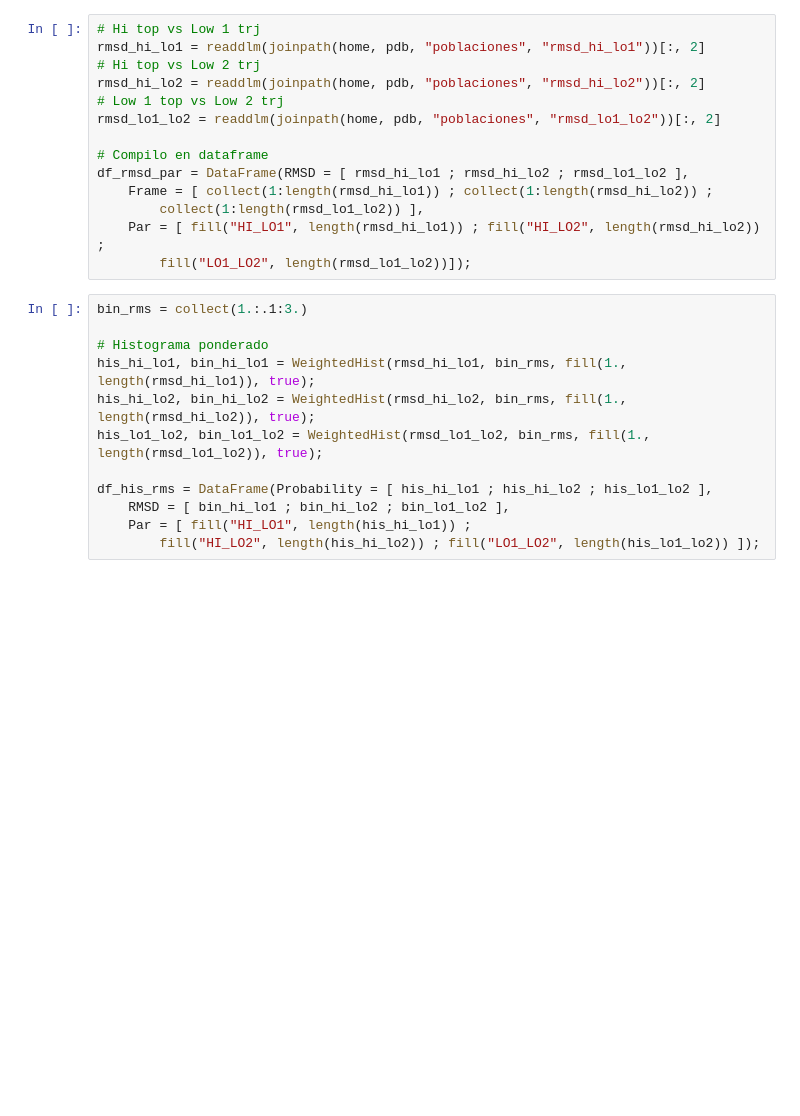
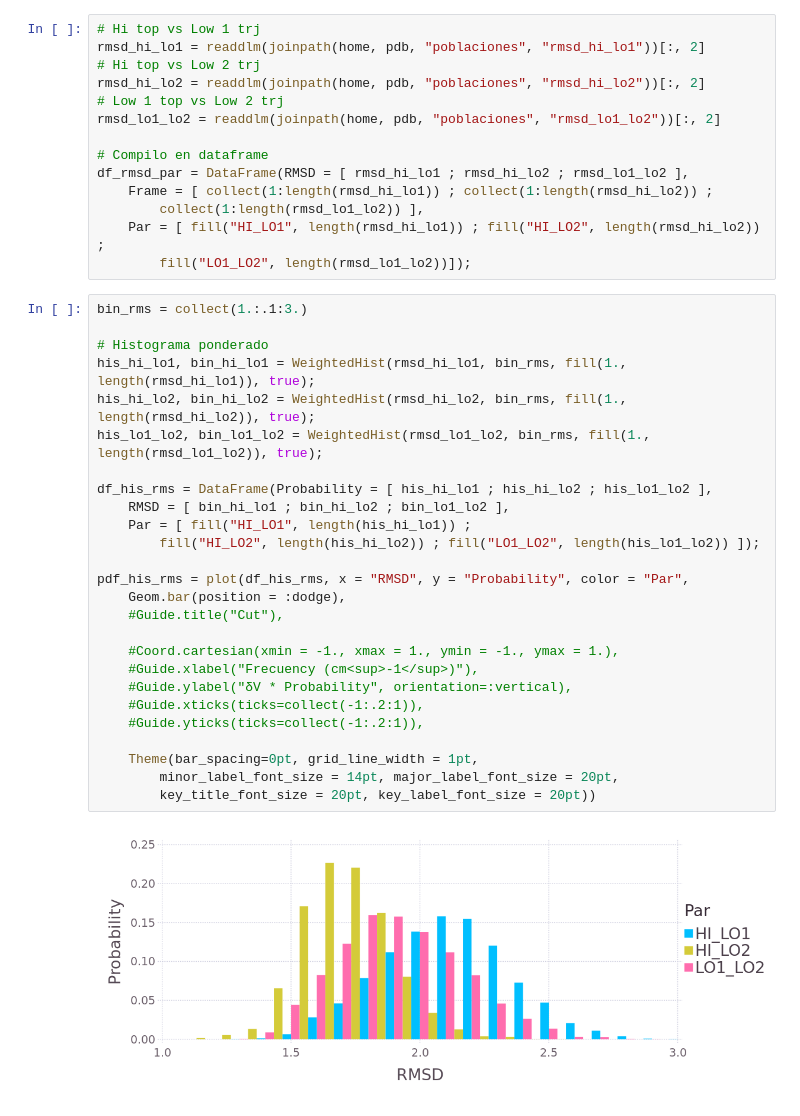
Before and after one commit to pgbarletta/reold_lbp, a Jupyter notebook: src/1vgv_4xcp.ipynb, the cells around one changed output. Saved outputs shown, nothing was run; the diff lists cells and outputs as text; blank space fills up the shorter version.

Commit message:
Done checking rmsds

```diff
--- a/src/1vgv_4xcp.ipynb
+++ b/src/1vgv_4xcp.ipynb
@@ -368,13 +368,29 @@ df_rmsd_par = DataFrame(RMSD = [ rmsd_hi_lo1 ; rmsd_hi_lo2 ; rmsd_lo1_lo2 ],
 # %%
 bin_rms = collect(1.:.1:3.)
 
 # Histograma ponderado
 his_hi_lo1, bin_hi_lo1 = WeightedHist(rmsd_hi_lo1, bin_rms, fill(1., length(rmsd_hi_lo1)), true);
 his_hi_lo2, bin_hi_lo2 = WeightedHist(rmsd_hi_lo2, bin_rms, fill(1., length(rmsd_hi_lo2)), true);
 his_lo1_lo2, bin_lo1_lo2 = WeightedHist(rmsd_lo1_lo2, bin_rms, fill(1., length(rmsd_lo1_lo2)), true);
 
 df_his_rms = DataFrame(Probability = [ his_hi_lo1 ; his_hi_lo2 ; his_lo1_lo2 ],
     RMSD = [ bin_hi_lo1 ; bin_hi_lo2 ; bin_lo1_lo2 ],
     Par = [ fill("HI_LO1", length(his_hi_lo1)) ;
         fill("HI_LO2", length(his_hi_lo2)) ; fill("LO1_LO2", length(his_lo1_lo2)) ]);
+
+pdf_his_rms = plot(df_his_rms, x = "RMSD", y = "Probability", color = "Par",
+    Geom.bar(position = :dodge),
+    #Guide.title("Cut"),
+
+    #Coord.cartesian(xmin = -1., xmax = 1., ymin = -1., ymax = 1.),
+    #Guide.xlabel("Frecuency (cm<sup>-1</sup>)"),
+    #Guide.ylabel("δV * Probability", orientation=:vertical),
+    #Guide.xticks(ticks=collect(-1:.2:1)),
+    #Guide.yticks(ticks=collect(-1:.2:1)),
+
+    Theme(bar_spacing=0pt, grid_line_width = 1pt,
+        minor_label_font_size = 14pt, major_label_font_size = 20pt,
+        key_title_font_size = 20pt, key_label_font_size = 20pt))
+# %% [output]
+[figure, added]
 # %%
```
Also changed, not shown: parts of 1 cell of this notebook.
